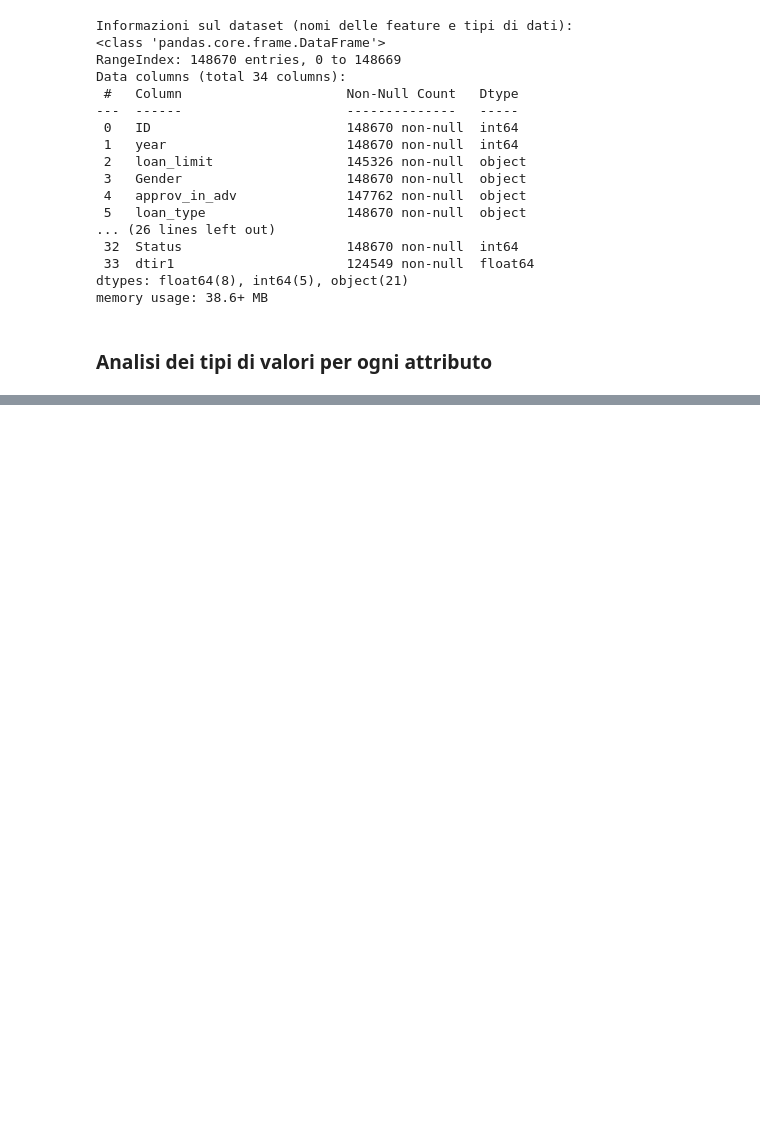
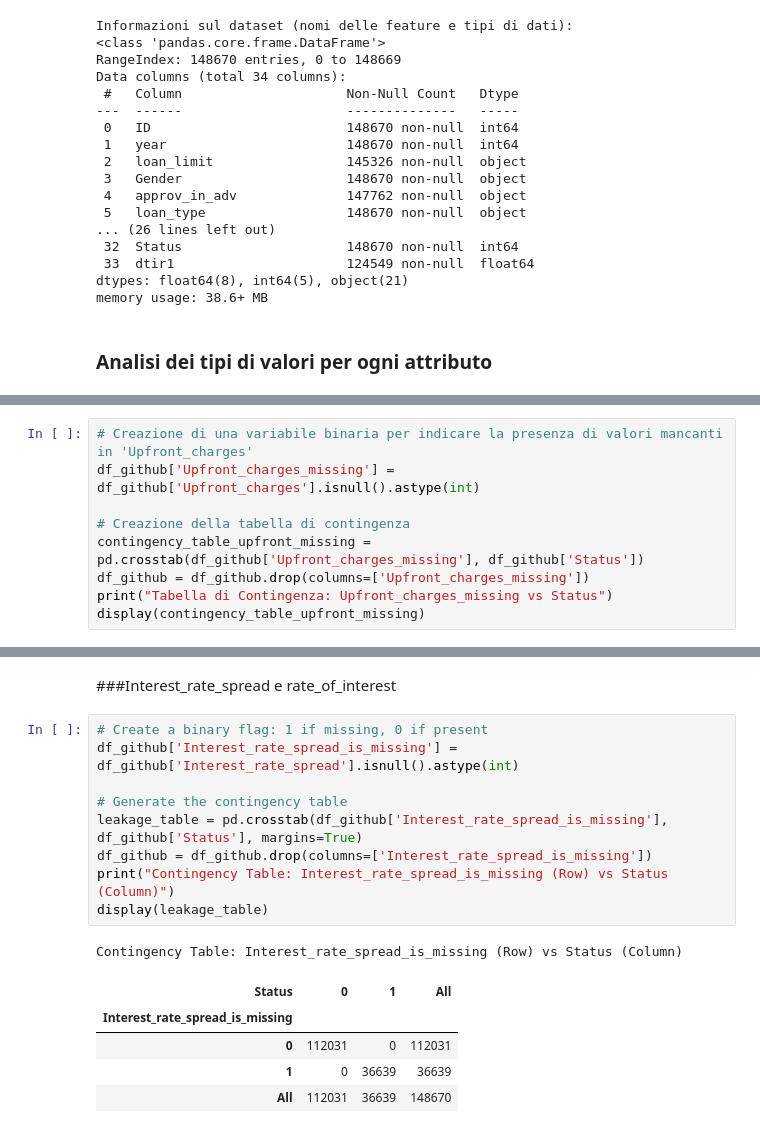
Before and after one commit to marcolari06-maker/loan-default-prediction, a Jupyter notebook: LDP_DMML.ipynb, the cells around one changed output, grey strips where cells are left out. Saved outputs shown, nothing was run; the diff lists cells and outputs as text; blank space fills up the shorter version.

```diff
--- a/LDP_DMML.ipynb
+++ b/LDP_DMML.ipynb
@@ -97,0 +129,9 @@ print(missing_df[missing_df['Missing Values'] > 0])
+# %%
+# Creazione di una variabile binaria per indicare la presenza di valori mancanti in 'Upfront_charges'
+df_github['Upfront_charges_missing'] = df_github['Upfront_charges'].isnull().astype(int)
+
+# Creazione della tabella di contingenza
+contingency_table_upfront_missing = pd.crosstab(df_github['Upfront_charges_missing'], df_github['Status'])
+df_github = df_github.drop(columns=['Upfront_charges_missing'])
+print("Tabella di Contingenza: Upfront_charges_missing vs Status")
+display(contingency_table_upfront_missing)
@@ -97,0 +144,18 @@ print(missing_df[missing_df['Missing Values'] > 0])
+# %% [markdown]
+###Interest_rate_spread e rate_of_interest
+# %%
+# Create a binary flag: 1 if missing, 0 if present
+df_github['Interest_rate_spread_is_missing'] = df_github['Interest_rate_spread'].isnull().astype(int)
+
+# Generate the contingency table
+leakage_table = pd.crosstab(df_github['Interest_rate_spread_is_missing'], df_github['Status'], margins=True)
+df_github = df_github.drop(columns=['Interest_rate_spread_is_missing'])
+print("Contingency Table: Interest_rate_spread_is_missing (Row) vs Status (Column)")
+display(leakage_table)
+# %% [output]
+Contingency Table: Interest_rate_spread_is_missing (Row) vs Status (Column)
+| Status | 0 | 1 | All |
+| Interest_rate_spread_is_missing |  |  |  |
+| 0 | 112031 | 0 | 112031 |
+| 1 | 0 | 36639 | 36639 |
+| All | 112031 | 36639 | 148670 |
```
Also changed, not shown: parts of 36 cells of this notebook.
